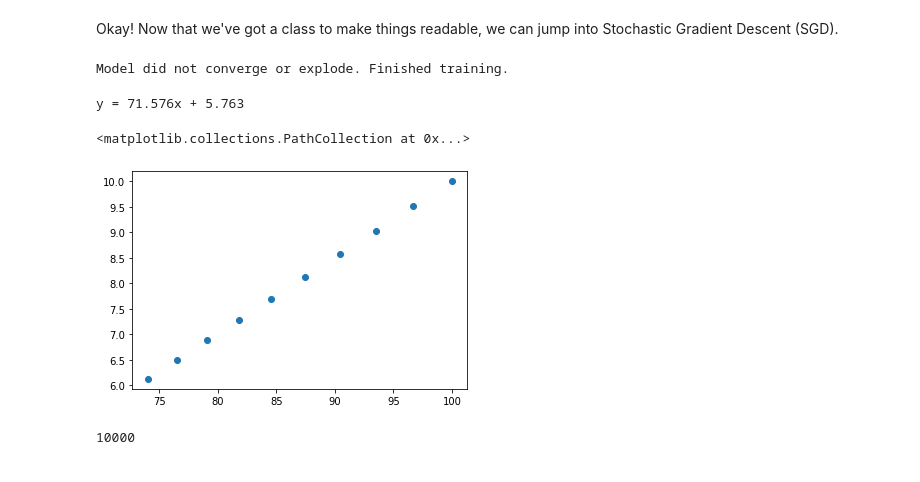
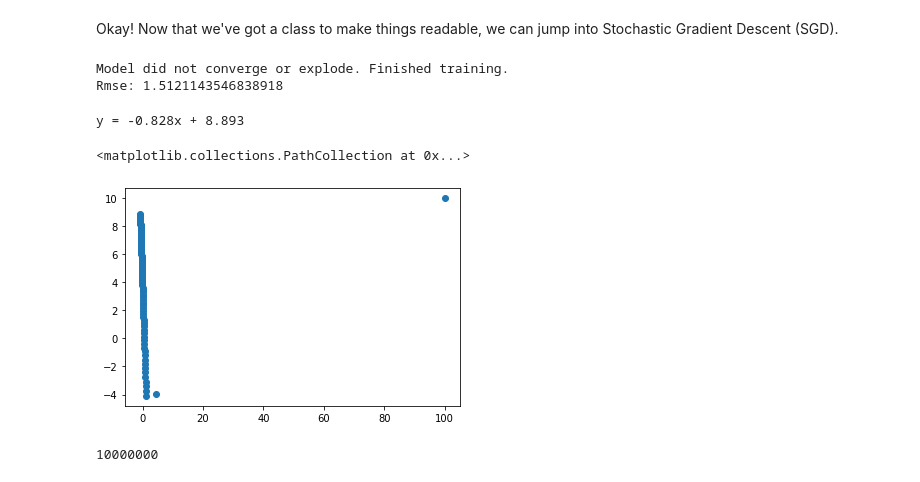
Before and after one commit to danhales/exploding-gradient, a Jupyter notebook: exploding-gradient.ipynb, the cells around one changed output. Saved outputs shown, nothing was run; the diff lists cells and outputs as text; code cells hidden in the pictures.

Commit message:
Added docstring for rmse, train_test_split function, and random seed for shuffle

```diff
--- a/exploding-gradient.ipynb
+++ b/exploding-gradient.ipynb
@@ -200,8 +201,17 @@ class LinearModel:
     def rmse(self, xlist, ylist):
         """
         Computes the rmse for the data passed.
+
+        Parameters
+        ----------
+        xlist (array-like):
+            an array containing the x-values
+        ylist (array-like):
+            an array c
         """
         return math.sqrt(sum(list(self.error(x,y) for x,y in zip(xlist, ylist)))) / len(xlist)
+
+
 
     def step(self, m_step, b_step):
         """
@@ -245,7 +255,7 @@ Okay! Now that we've got a class to make things readable, we can jump into Stoch
 # %%
 import random, tqdm
 
-def shuffle_data(list1, list2):
+def shuffle_data(list1, list2, seed=0):
     """
     Shuffle two lists of the same length with the same new order.
     Zips the lists together, to create a list of tuples, then shuffles the list of tuples.
@@ -265,8 +275,14 @@ def shuffle_data(list1, list2):
     """
     # z
     zipped = list(zip(list1, list2))
+    random.seed(seed)
     random.shuffle(zipped)
     return list(zip(*zipped))
+
+def train_test_split(list1, list2, test_size=0.2, seed=0):
+    break_index = int(0.2 * len(list1))
+    shuffled_x, shuffled_y = shuffle_data(list1, list2, seed)
+    return shuffled_x[break_index:], shuffled_x[:break_index], shuffled_y[break_index:], shuffled_y[:break_index]
 
 def stochastic_gradient_descent(num_epochs=10,
                                 learning_rate=0.001,
@@ -344,34 +360,40 @@ def stochastic_gradient_descent(num_epochs=10,
     print('Model did not converge or explode. Finished training.')
     return model
 
-xval, yval = load_data()
-model = stochastic_gradient_descent(num_epochs=10000,
+x, y = load_data()
+x_train, x_test, y_train, y_test = train_test_split(x, y, )
+model = stochastic_gradient_descent(num_epochs=1,
                                   learning_rate=.000001,
-                                  x_values=x,
-                                  y_values=y,
+                                  x_values=x_train,
+                                  y_values=y_train,
                                   initial_m=100,
                                   initial_b=10,
                                   true_m=-1,
                                   true_b=10,
                                   seed=0)
+
+print('Rmse:', model.rmse(x_test, y_test))
 # %% [output]
 Model did not converge or explode. Finished training.
+Rmse: 1.5121143546838918
-# %%
-print(model)
-# %% [output]
-y = 71.576x + 5.763
+# %%
+import matplotlib.pyplot as plt
+
+plt.s
+# %% [output]
+y = -0.828x + 8.893
 # %%
 ms = [step['m'] for step in model.history]
 bs = [step['b'] for step in model.history]
 # %%
 import matplotlib.pyplot as plt
-plt.scatter(ms[::1000], bs[::1000])
+plt.scatter(ms[::int(len(model.history)/100)], bs[::int(len(model.history)/100)])
 # %% [output]
 <matplotlib.collections.PathCollection at 0x...>
-[figure, old version]
+[figure, new version]
 # %%
 len(model.history)
 # %% [output]
-10000
+10000000
 # %%
 ms = [step['']]
```
Also changed, not shown: parts of 1 cell of this notebook.
